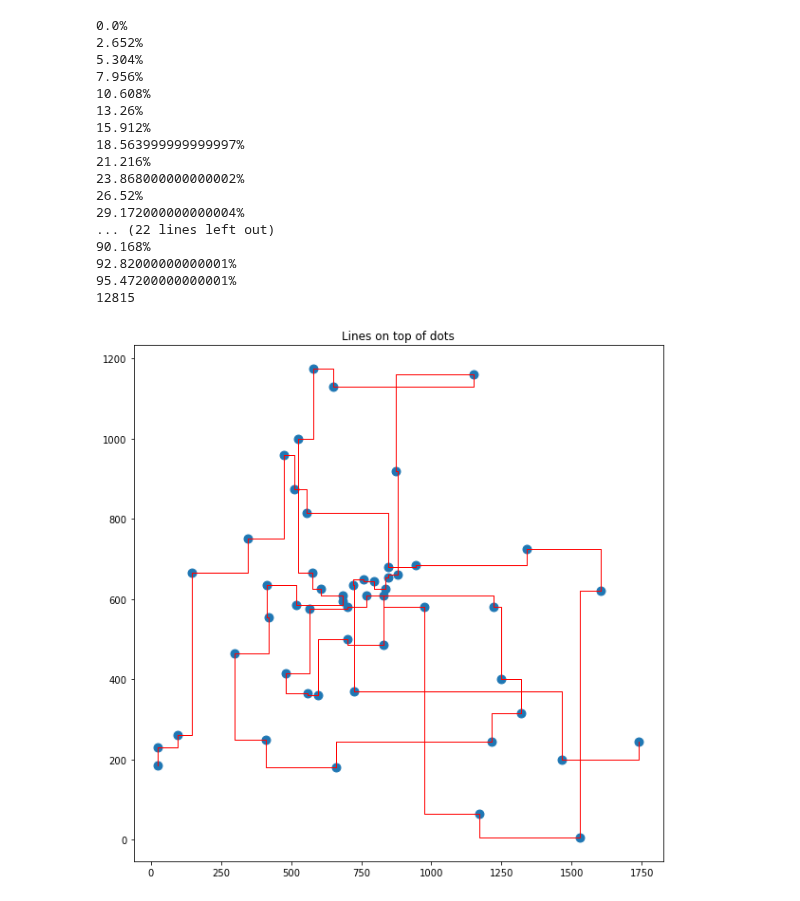
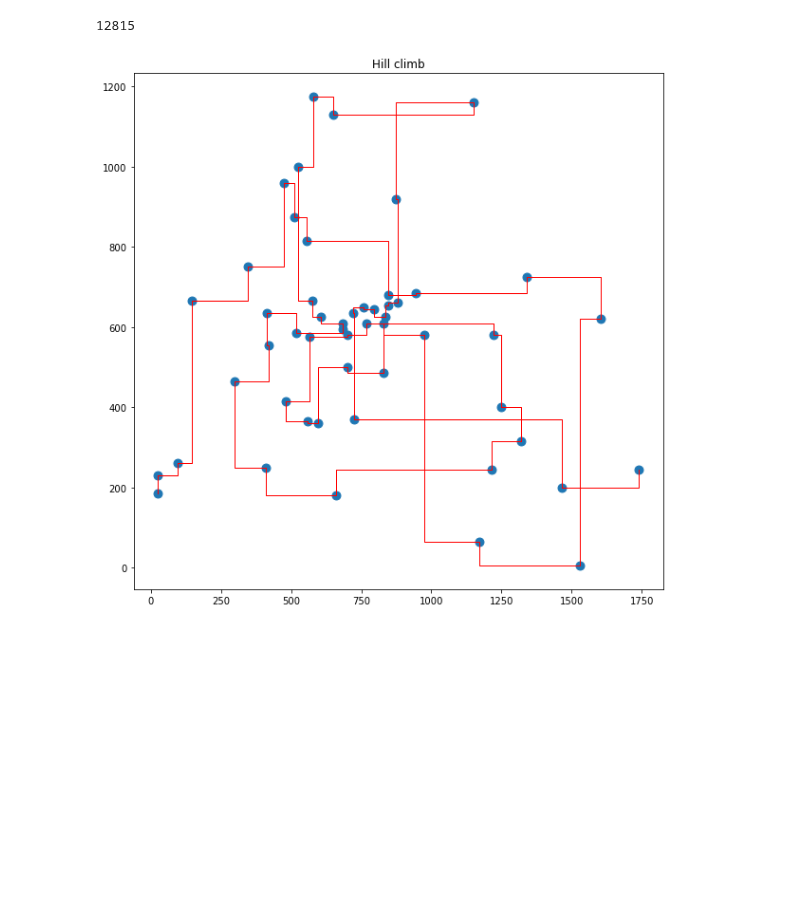
Before and after one commit to vkpankov/BioInfML, a Jupyter notebook: hw10.ipynb, the cells around one changed output. Saved outputs shown, nothing was run; the diff lists cells and outputs as text; code cells hidden in the pictures; blank space fills up the shorter version.

```diff
--- a/hw10.ipynb
+++ b/hw10.ipynb
@@ -88,28 +85,14 @@ def hillClimbOpt(data, itercount = 50000):
                 best_data = cur_data.copy()
     return best_data
 # %%
-inds = hillClimbOpt(data, 50000)
+inds = hillClimbOpt(data, 10000)
 print(dist(data.loc[inds]))
-plotData(data.loc[inds])
 # %% [output]
-0.0%
-2.652%
-5.304%
-7.956%
-10.608%
-13.26%
-15.912%
-18.563999999999997%
-21.216%
-23.868000000000002%
-26.52%
-29.172000000000004%
-... (22 lines left out)
-90.168%
-92.82000000000001%
-95.47200000000001%
 12815
-[figure, removed]
+# %%
+plotData(data.loc[inds], "Hill climb")
+# %% [output]
+[figure, added]
 # %%
 def simulatedAnnealingOpt(data, itercount = 10000):
     start_temp = 100
```
Also changed, not shown: parts of 11 cells of this notebook.
